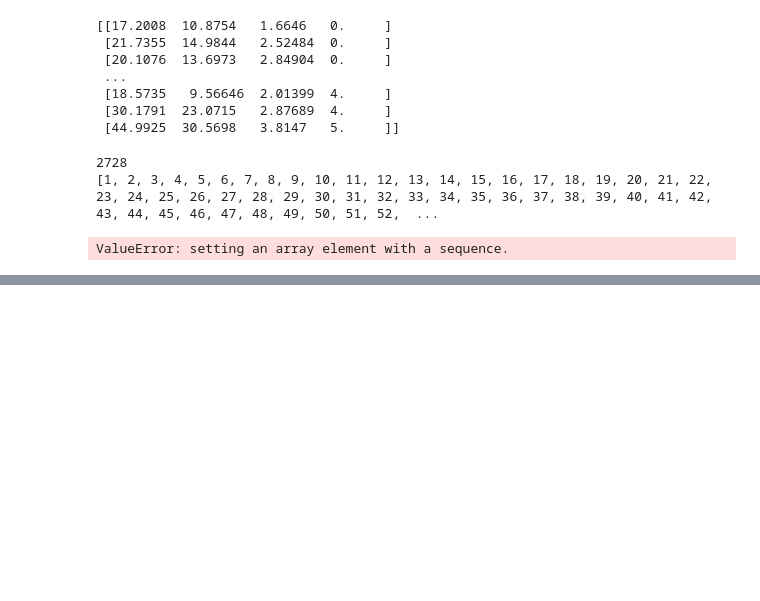
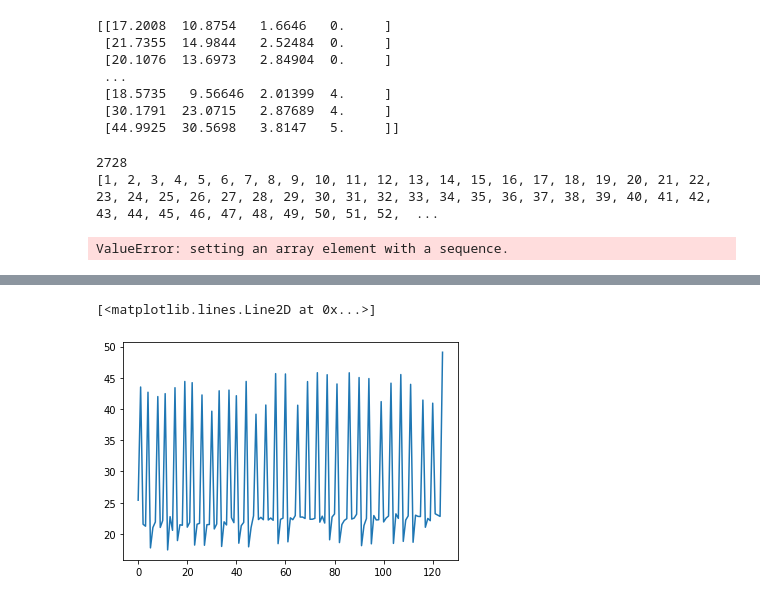
Before and after one commit to dakangaa/DeepTheft, a Jupyter notebook: test.ipynb, the cells around one changed output, grey strips where cells are left out. Cells and saved outputs as stored; diff of their text form; code cells hidden in the pictures; blank space fills up the shorter version.

```diff
--- a/test.ipynb
+++ b/test.ipynb
@@ -160,0 +160,10 @@ print(a+b)
+# %%
+segment = 5
+position1 = data_h5["position"][index1][segment,:]
+position2 = data_h5["position"][index2][segment,:]
+sample1_segment = sample1[position1[0]:position1[1], channel]
+sample2_segment = sample2[position2[0]:position2[1], channel]
+plt.plot(np.arange(len(sample1_segment)), sample1_segment)
+# %% [output]
+[<matplotlib.lines.Line2D at 0x...>]
+[figure, added]
```
Also changed, not shown: parts of 11 cells of this notebook, 20 other files.
